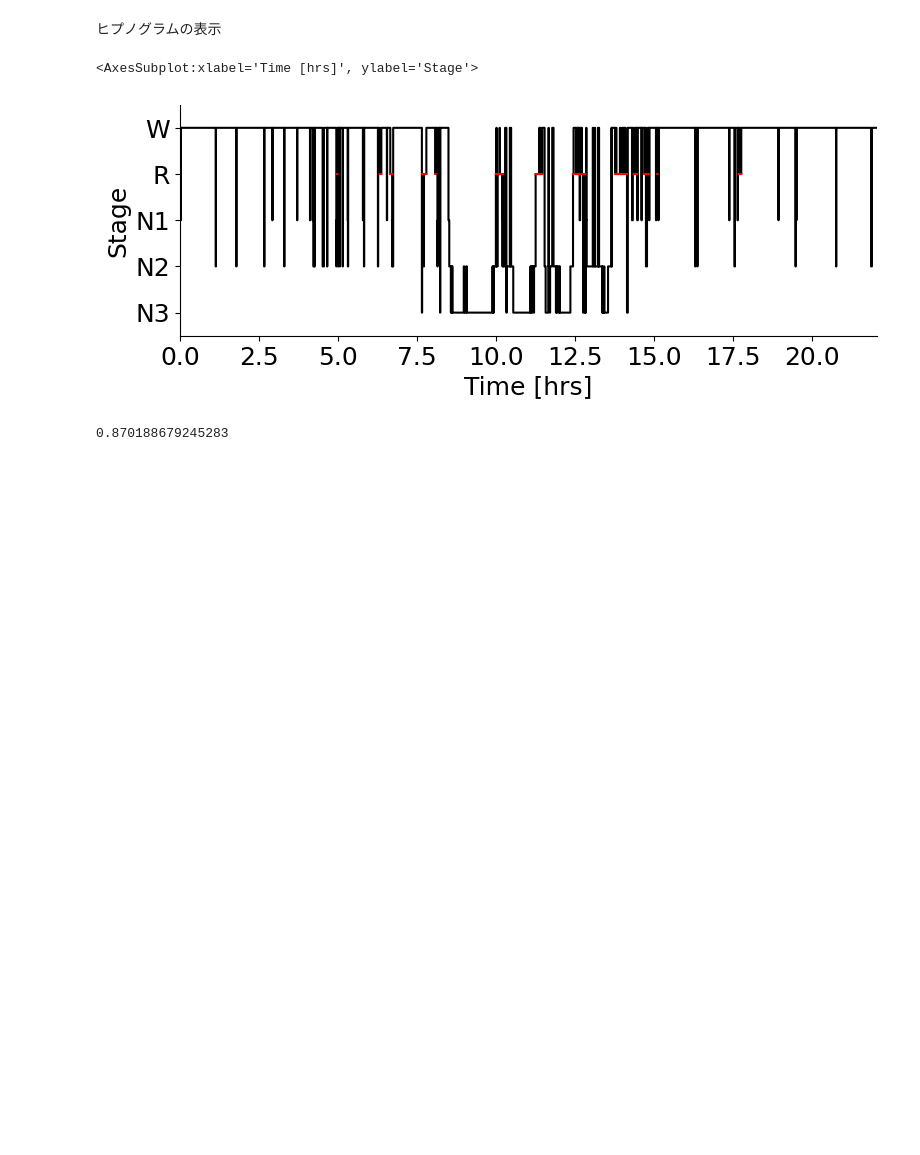
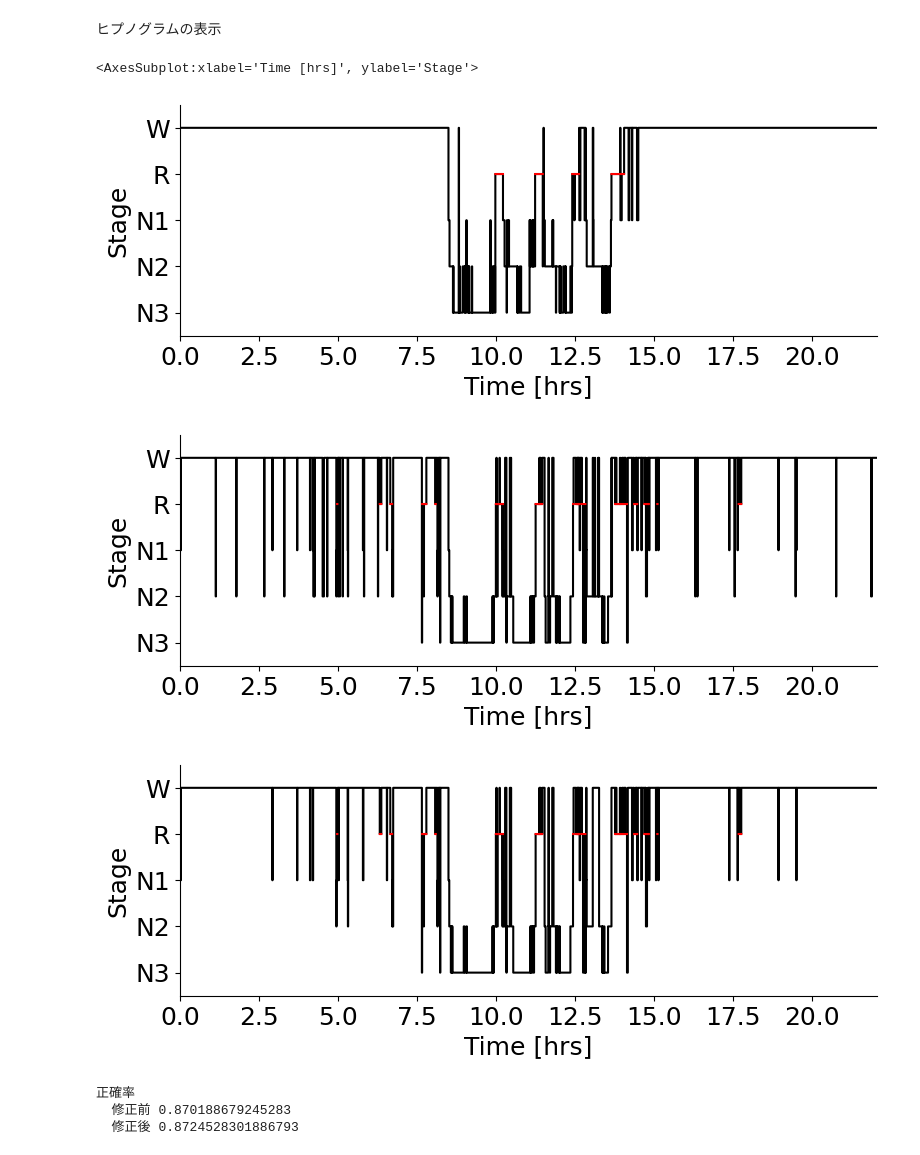
Before and after one commit to iatosh/Internship-SleepStage, a Jupyter notebook: alice.ipynb, the cells around one changed output. Saved outputs shown, nothing was run; the diff lists cells and outputs as text; code cells hidden in the pictures; blank space fills up the shorter version.

```diff
--- a/alice.ipynb
+++ b/alice.ipynb
@@ -69,0 +66,19 @@ for i in range(hypno_pred.shape[0]):
+# %%
+# 指定した配列番号以降の配列が 0, 2 ... と並んでいることが前提
+def check_trans(array, index, current, count):
+    count += 1
+    pos = array[index + 1]
+    if pos == 0:
+        return [True, index, count - 1]
+    elif pos != 0 and pos != current:
+        return [False, index, count - 1]
+    elif pos == current:
+        return check_trans(array, index + 1, current, count)
+'''
+    if array[index + 1] == 0:
+        return [index + 1, 0]
+    elif array[index + 1] != 0:
+        return [index + 1, 1]
+    elif array[index + 1] == current:
+        return check_trans(array, index + 1, current)
+'''
@@ -69,0 +87,20 @@ for i in range(hypno_pred.shape[0]):
+# %%
+hypno_fixed = np.copy(hypno_pred)
+#hypno_pred = np.array([0,0,0,2,2,0,0,2,3,0])
+hypno_fixed = np.copy(hypno_pred)
+size = hypno_fixed.shape[0]
+count = 0
+res = [False, 0, 0]
+for i in range(size - 1):
+    if hypno_fixed[i] == 0 and hypno_fixed[i + 1] == 2:
+        res = check_trans(hypno_fixed, i, 2, count)
+        print(i, res)
+    if res[0] and res[2] != 0:
+        hypno_fixed[i + 1] = 0
+        res[2] -= 1
+    if res[2] == 0:
+        res[0] = False
+print(hypno_fixed)
+
+csv_aft = pd.DataFrame(hypno_fixed)
+csv_aft.to_csv("./csv_aft.csv")
@@ -70,12 +125,21 @@ for i in range(hypno_pred.shape[0]):
 # %% [markdown]
 ヒプノグラムの表示
 # %%
+yasa.plot_hypnogram(hypno)
 yasa.plot_hypnogram(hypno_pred)
+yasa.plot_hypnogram(hypno_fixed)
 # %% [output]
 <AxesSubplot:xlabel='Time [hrs]', ylabel='Stage'>
-[figure, old version]
+[figure, new version]
+[figure, added]
+[figure, added]
-# %%
-acc = accuracy_score(hypno, hypno_pred)
-print(acc)
-# %% [output]
-0.870188679245283
+# %%
+acc_bef = accuracy_score(hypno, hypno_pred)
+acc_aft = accuracy_score(hypno, hypno_fixed)
+print('正確率')
+print('  修正前', acc_bef)
+print('  修正後', acc_aft)
+# %% [output]
+正確率
+  修正前 0.870188679245283
+  修正後 0.8724528301886793
```
Also changed, not shown: parts of 5 cells of this notebook, 3 other files.
